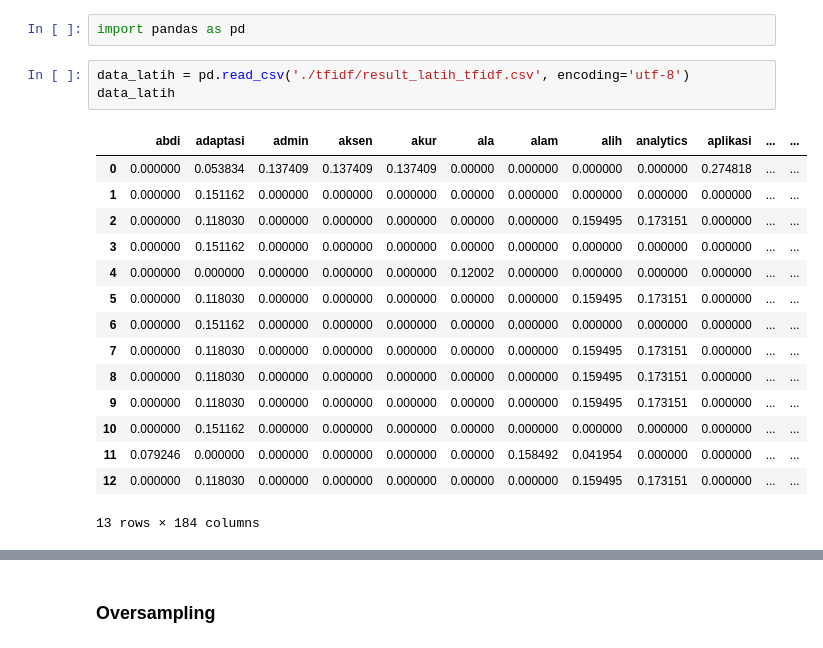
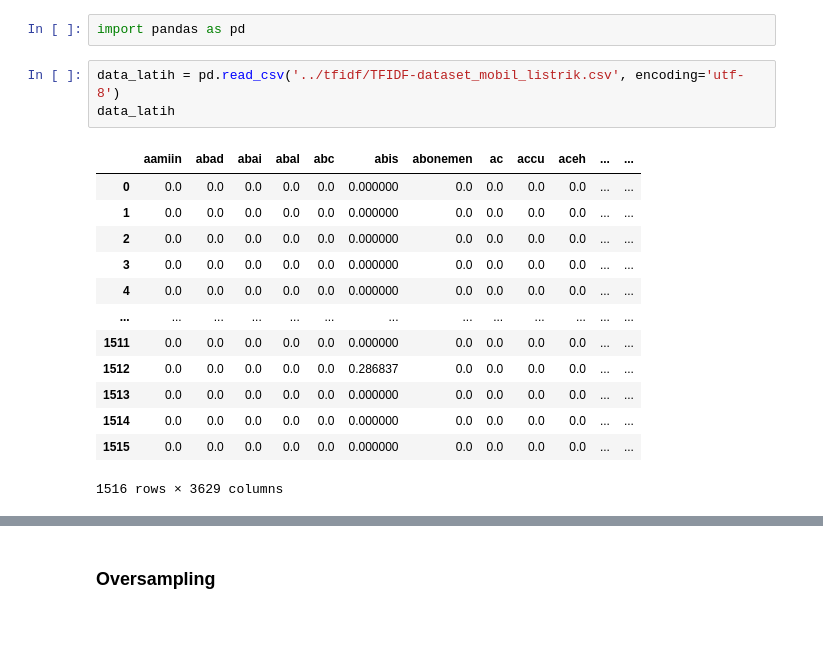
Before and after one commit to ardwiinoo/knn-sentiment-analysis, a Jupyter notebook: notebook/modeling.ipynb, the cells around one changed output, grey strips where cells are left out. Saved outputs shown, nothing was run; the diff lists cells and outputs as text.

```diff
--- a/notebook/modeling.ipynb
+++ b/notebook/modeling.ipynb
@@ -1,21 +1,19 @@
 # %%
 import pandas as pd
 # %%
-data_latih = pd.read_csv('./tfidf/result_latih_tfidf.csv', encoding='utf-8')
+data_latih = pd.read_csv('../tfidf/TFIDF-dataset_mobil_listrik.csv', encoding='utf-8')
 data_latih
 # %% [output]
-|  | abdi | adaptasi | admin | aksen | akur | ala | alam | alih | analytics | aplikasi | ... | ... |
-| 0 | 0.000000 | 0.053834 | 0.137409 | 0.137409 | 0.137409 | 0.00000 | 0.000000 | 0.000000 | 0.000000 | 0.274818 | ... | ... |
-| 1 | 0.000000 | 0.151162 | 0.000000 | 0.000000 | 0.000000 | 0.00000 | 0.000000 | 0.000000 | 0.000000 | 0.000000 | ... | ... |
-| 2 | 0.000000 | 0.118030 | 0.000000 | 0.000000 | 0.000000 | 0.00000 | 0.000000 | 0.159495 | 0.173151 | 0.000000 | ... | ... |
-| 3 | 0.000000 | 0.151162 | 0.000000 | 0.000000 | 0.000000 | 0.00000 | 0.000000 | 0.000000 | 0.000000 | 0.000000 | ... | ... |
-| 4 | 0.000000 | 0.000000 | 0.000000 | 0.000000 | 0.000000 | 0.12002 | 0.000000 | 0.000000 | 0.000000 | 0.000000 | ... | ... |
-| 5 | 0.000000 | 0.118030 | 0.000000 | 0.000000 | 0.000000 | 0.00000 | 0.000000 | 0.159495 | 0.173151 | 0.000000 | ... | ... |
-| 6 | 0.000000 | 0.151162 | 0.000000 | 0.000000 | 0.000000 | 0.00000 | 0.000000 | 0.000000 | 0.000000 | 0.000000 | ... | ... |
-| 7 | 0.000000 | 0.118030 | 0.000000 | 0.000000 | 0.000000 | 0.00000 | 0.000000 | 0.159495 | 0.173151 | 0.000000 | ... | ... |
-| 8 | 0.000000 | 0.118030 | 0.000000 | 0.000000 | 0.000000 | 0.00000 | 0.000000 | 0.159495 | 0.173151 | 0.000000 | ... | ... |
-| 9 | 0.000000 | 0.118030 | 0.000000 | 0.000000 | 0.000000 | 0.00000 | 0.000000 | 0.159495 | 0.173151 | 0.000000 | ... | ... |
-| 10 | 0.000000 | 0.151162 | 0.000000 | 0.000000 | 0.000000 | 0.00000 | 0.000000 | 0.000000 | 0.000000 | 0.000000 | ... | ... |
-| 11 | 0.079246 | 0.000000 | 0.000000 | 0.000000 | 0.000000 | 0.00000 | 0.158492 | 0.041954 | 0.000000 | 0.000000 | ... | ... |
-| 12 | 0.000000 | 0.118030 | 0.000000 | 0.000000 | 0.000000 | 0.00000 | 0.000000 | 0.159495 | 0.173151 | 0.000000 | ... | ... |
+|  | aamiin | abad | abai | abal | abc | abis | abonemen | ac | accu | aceh | ... | ... |
+| 0 | 0.0 | 0.0 | 0.0 | 0.0 | 0.0 | 0.000000 | 0.0 | 0.0 | 0.0 | 0.0 | ... | ... |
+| 1 | 0.0 | 0.0 | 0.0 | 0.0 | 0.0 | 0.000000 | 0.0 | 0.0 | 0.0 | 0.0 | ... | ... |
+| 2 | 0.0 | 0.0 | 0.0 | 0.0 | 0.0 | 0.000000 | 0.0 | 0.0 | 0.0 | 0.0 | ... | ... |
+| 3 | 0.0 | 0.0 | 0.0 | 0.0 | 0.0 | 0.000000 | 0.0 | 0.0 | 0.0 | 0.0 | ... | ... |
+| 4 | 0.0 | 0.0 | 0.0 | 0.0 | 0.0 | 0.000000 | 0.0 | 0.0 | 0.0 | 0.0 | ... | ... |
+| ... | ... | ... | ... | ... | ... | ... | ... | ... | ... | ... | ... | ... |
+| 1511 | 0.0 | 0.0 | 0.0 | 0.0 | 0.0 | 0.000000 | 0.0 | 0.0 | 0.0 | 0.0 | ... | ... |
+| 1512 | 0.0 | 0.0 | 0.0 | 0.0 | 0.0 | 0.286837 | 0.0 | 0.0 | 0.0 | 0.0 | ... | ... |
+| 1513 | 0.0 | 0.0 | 0.0 | 0.0 | 0.0 | 0.000000 | 0.0 | 0.0 | 0.0 | 0.0 | ... | ... |
+| 1514 | 0.0 | 0.0 | 0.0 | 0.0 | 0.0 | 0.000000 | 0.0 | 0.0 | 0.0 | 0.0 | ... | ... |
+| 1515 | 0.0 | 0.0 | 0.0 | 0.0 | 0.0 | 0.000000 | 0.0 | 0.0 | 0.0 | 0.0 | ... | ... |
-13 rows × 184 columns
+1516 rows × 3629 columns
```
Also changed, not shown: parts of 10 cells of this notebook.
